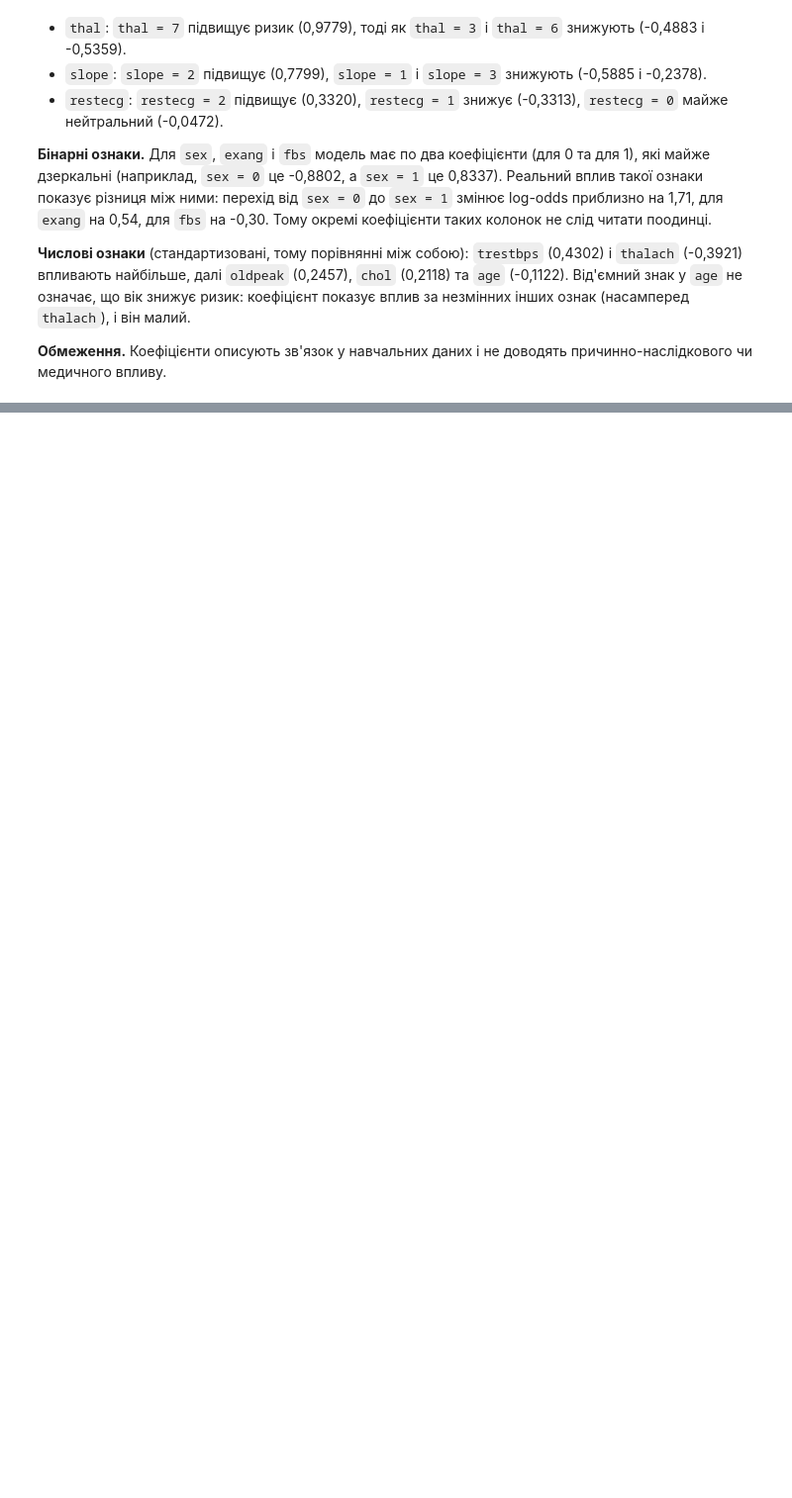
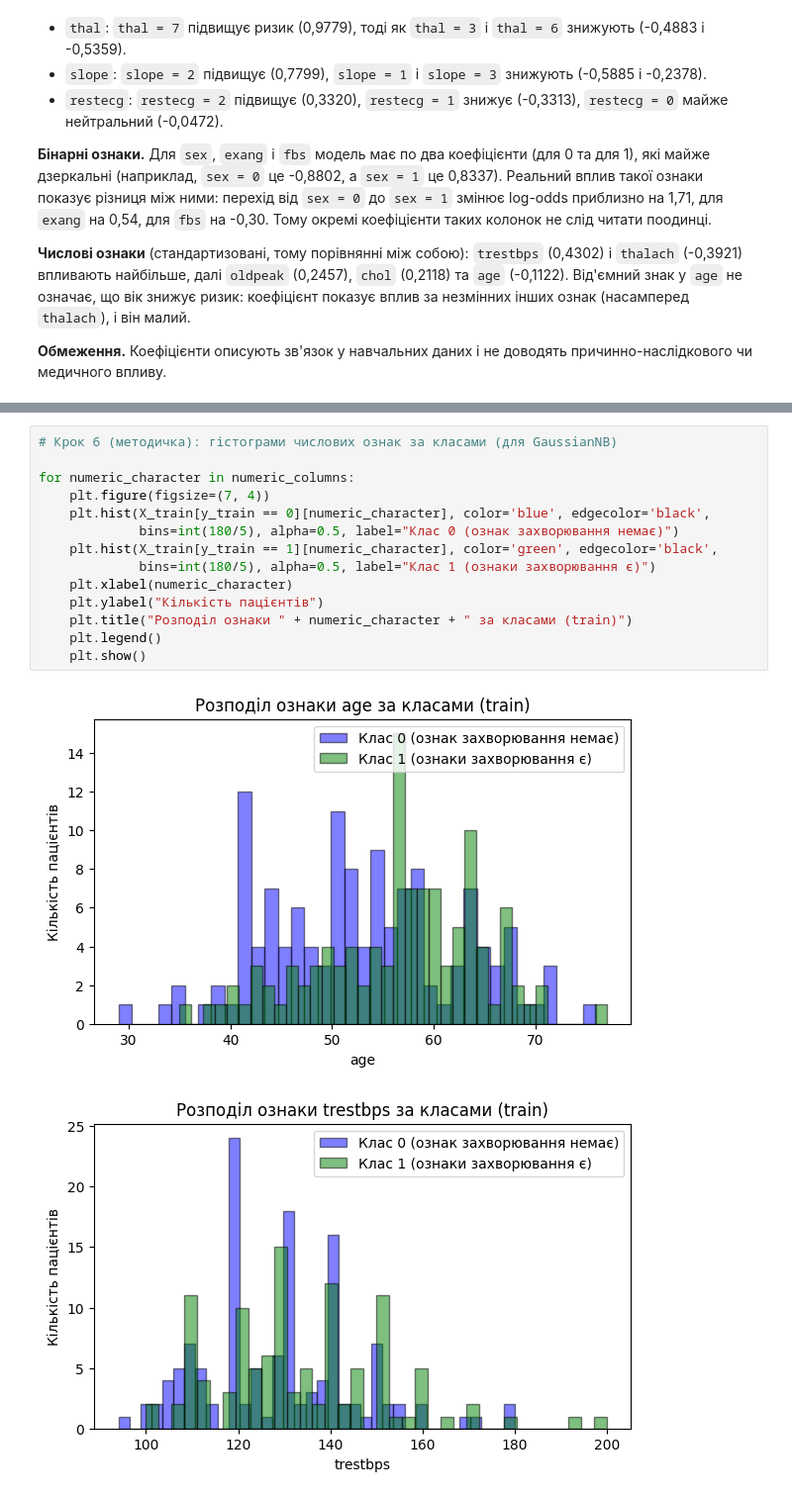
Before and after one commit to Anton-maxi/pattern-recognition-practice, a Jupyter notebook: classification-mini-project/notebooks/PR04_Zboryk_Anton.ipynb, the cells around one changed output, grey strips where cells are left out. Shown at 99% size. Drawn from its saved outputs; the diff is of its cells as text; blank space fills up the shorter version.

```diff
--- a/classification-mini-project/notebooks/PR04_Zboryk_Anton.ipynb
+++ b/classification-mini-project/notebooks/PR04_Zboryk_Anton.ipynb
@@ -485,0 +761,17 @@ plt.show()
+# %%
+# Крок 6 (методичка): гістограми числових ознак за класами (для GaussianNB)
+
+for numeric_character in numeric_columns:
+    plt.figure(figsize=(7, 4))
+    plt.hist(X_train[y_train == 0][numeric_character], color='blue', edgecolor='black',
+             bins=int(180/5), alpha=0.5, label="Клас 0 (ознак захворювання немає)")
+    plt.hist(X_train[y_train == 1][numeric_character], color='green', edgecolor='black',
+             bins=int(180/5), alpha=0.5, label="Клас 1 (ознаки захворювання є)")
+    plt.xlabel(numeric_character)
+    plt.ylabel("Кількість пацієнтів")
+    plt.title("Розподіл ознаки " + numeric_character + " за класами (train)")
+    plt.legend()
+    plt.show()
+# %% [output]
+[figure, added]
+[figure, added]
```
Also changed, not shown: parts of 20 cells of this notebook.
